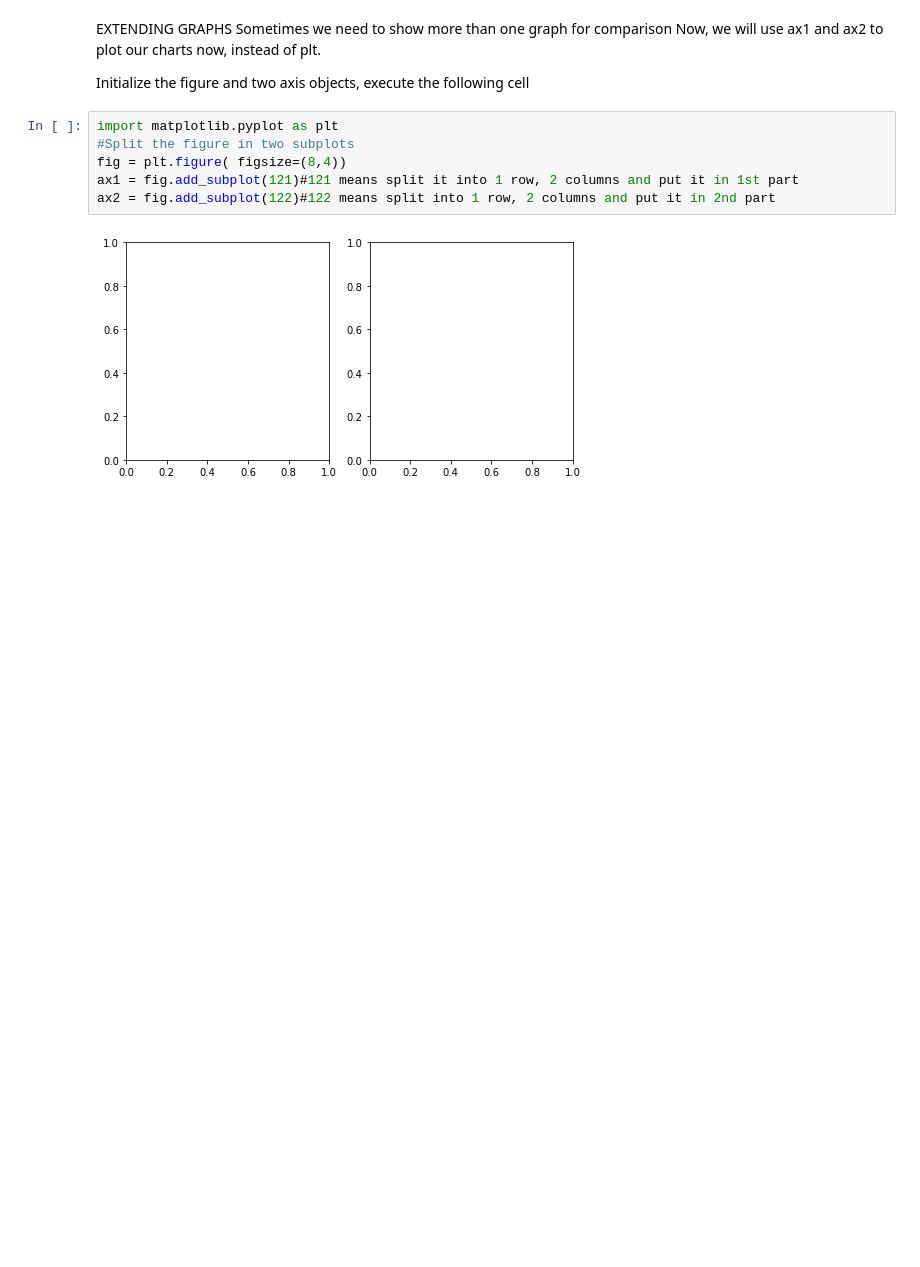
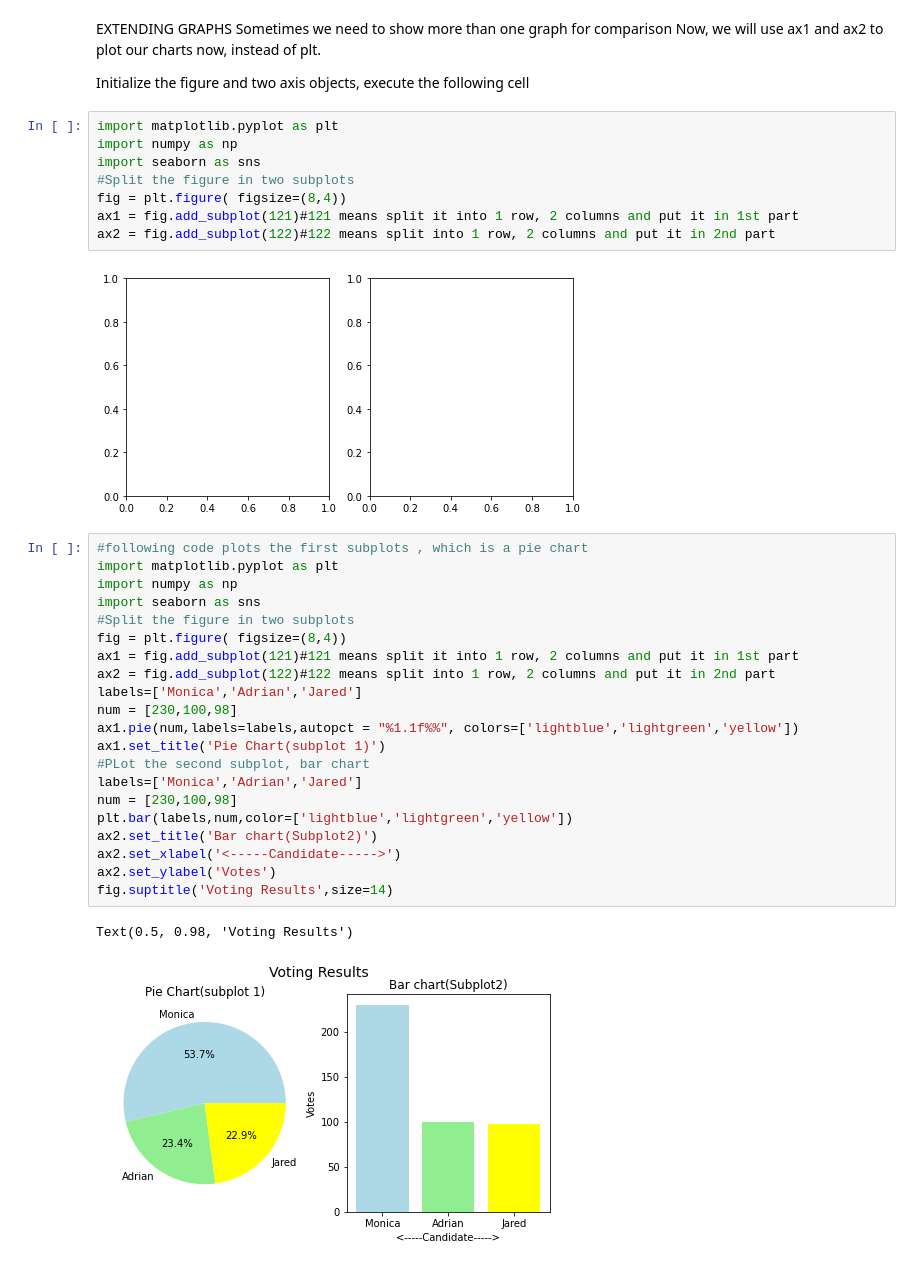
Before and after one commit to codermohit/PacktPub_Python_Workshop, a Jupyter notebook: notes.ipynb, the cells around one changed output. Drawn from its saved outputs; the diff is of its cells as text; blank space fills up the shorter version.

```diff
--- a/notes.ipynb
+++ b/notes.ipynb
@@ -1923,9 +1923,35 @@ Now, we will use ax1 and ax2 to plot our charts now, instead of plt.
 Initialize the figure and two axis objects, execute the following cell
 # %%
 import matplotlib.pyplot as plt
+import numpy as np
+import seaborn as sns
 #Split the figure in two subplots
 fig = plt.figure( figsize=(8,4))
 ax1 = fig.add_subplot(121)#121 means split it into 1 row, 2 columns and put it in 1st part
 ax2 = fig.add_subplot(122)#122 means split into 1 row, 2 columns and put it in 2nd part
 # %% [output]
 [figure]
+# %%
+#following code plots the first subplots , which is a pie chart
+import matplotlib.pyplot as plt
+import numpy as np
+import seaborn as sns
+#Split the figure in two subplots
+fig = plt.figure( figsize=(8,4))
+ax1 = fig.add_subplot(121)#121 means split it into 1 row, 2 columns and put it in 1st part
+ax2 = fig.add_subplot(122)#122 means split into 1 row, 2 columns and put it in 2nd part
+labels=['Monica','Adrian','Jared']
+num = [230,100,98]
+ax1.pie(num,labels=labels,autopct = "%1.1f%%", colors=['lightblue','lightgreen','yellow'])
+ax1.set_title('Pie Chart(subplot 1)')
+#PLot the second subplot, bar chart
+labels=['Monica','Adrian','Jared']
+num = [230,100,98]
+plt.bar(labels,num,color=['lightblue','lightgreen','yellow'])
+ax2.set_title('Bar chart(Subplot2)')
+ax2.set_xlabel('<-----Candidate----->')
+ax2.set_ylabel('Votes')
+fig.suptitle('Voting Results',size=14)
+# %% [output]
+Text(0.5, 0.98, 'Voting Results')
+[figure, added]
```
Also changed, not shown: parts of 4 cells of this notebook, 1 other file.
